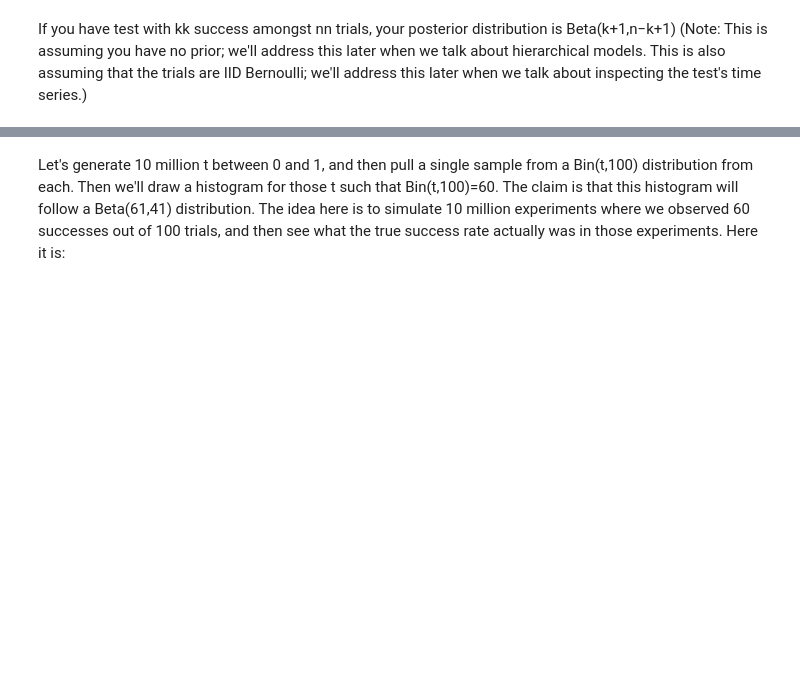
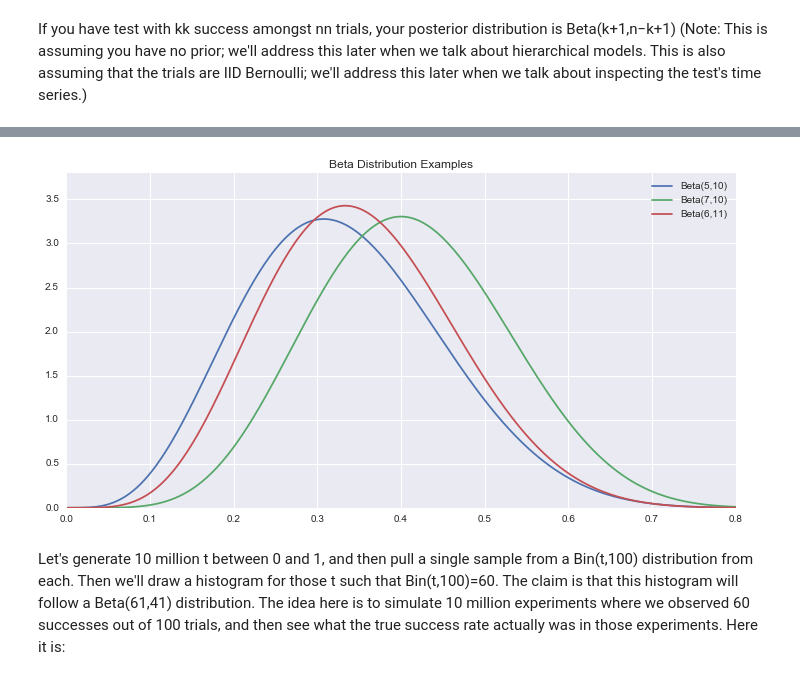
Before and after one commit to CanCeylan/data-analysis-projects, a Jupyter notebook: ab_testing_statistics/Hierarchical Model.ipynb, the cells around one changed output, grey strips where cells are left out. Saved outputs shown, nothing was run; the diff lists cells and outputs as text; code cells hidden in the pictures; blank space fills up the shorter version.

```diff
--- a/ab_testing_statistics/Hierarchical Model.ipynb
+++ b/ab_testing_statistics/Hierarchical Model.ipynb
@@ -50,3 +50,17 @@ plt.title("Beta Distribution Examples");
+# %%
+# https://making.lyst.com/bayesian-calculator/
+support = np.linspace(0,1, 500)[1:-1]
+
+a_vals = [5,7,6]
+b_vals = [10,10,11]
+for a,b in zip(a_vals, b_vals):
+    plt.plot(support, beta(a,b).pdf(support), label = "Beta(%s,%s)" %(a,b))
+plt.legend()
+plt.ylim(0,3.8)
+plt.xlim(0,0.8)
+plt.title("Beta Distribution Examples");
+# %% [output]
+[figure, added]
 # %% [markdown]
 Let's generate 10 million t between 0 and 1, and then pull a single sample from a Bin(t,100) distribution from each. Then we'll draw a histogram for those t such that Bin(t,100)=60. The claim is that this histogram will follow a Beta(61,41) distribution. The idea here is to simulate 10 million experiments where we observed 60 successes out of 100 trials, and then see what the true success rate actually was in those experiments. Here it is:
 # %%
```
Also changed, not shown: parts of 4 cells of this notebook.
